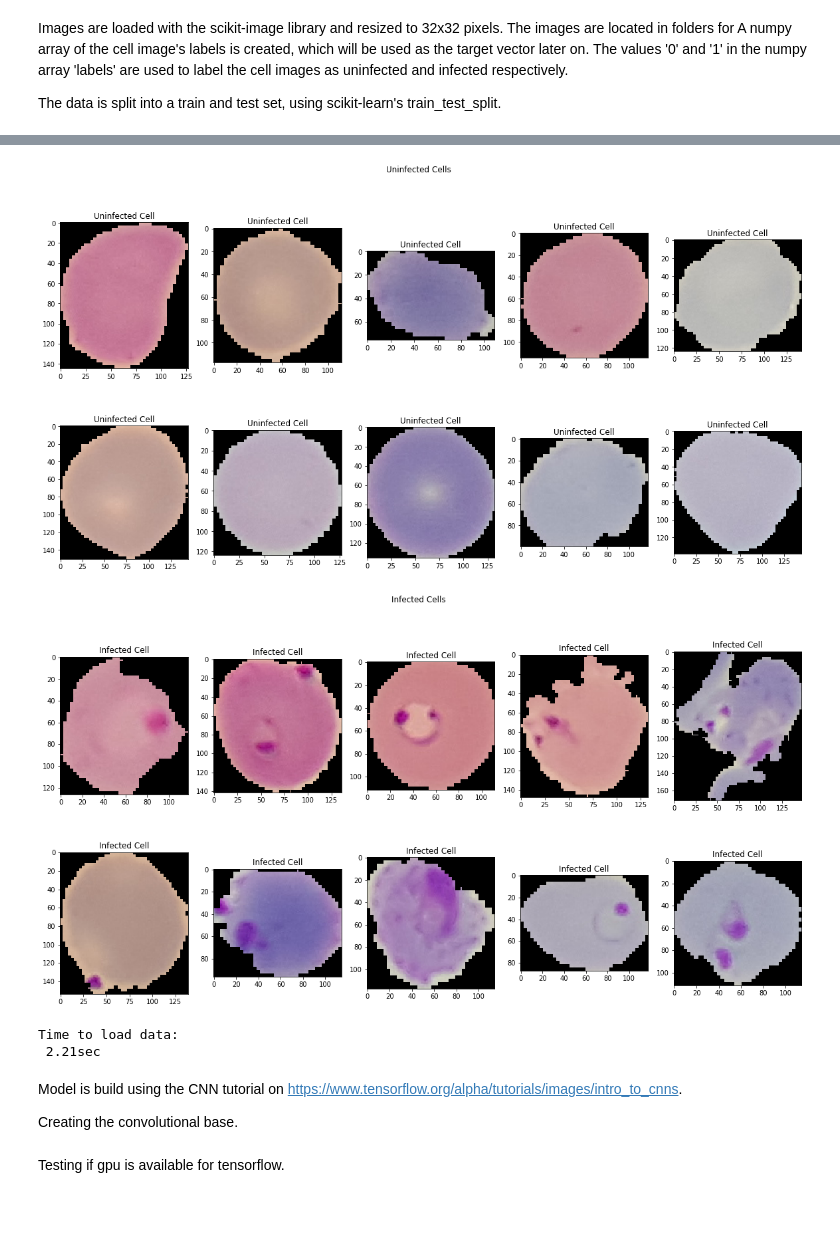
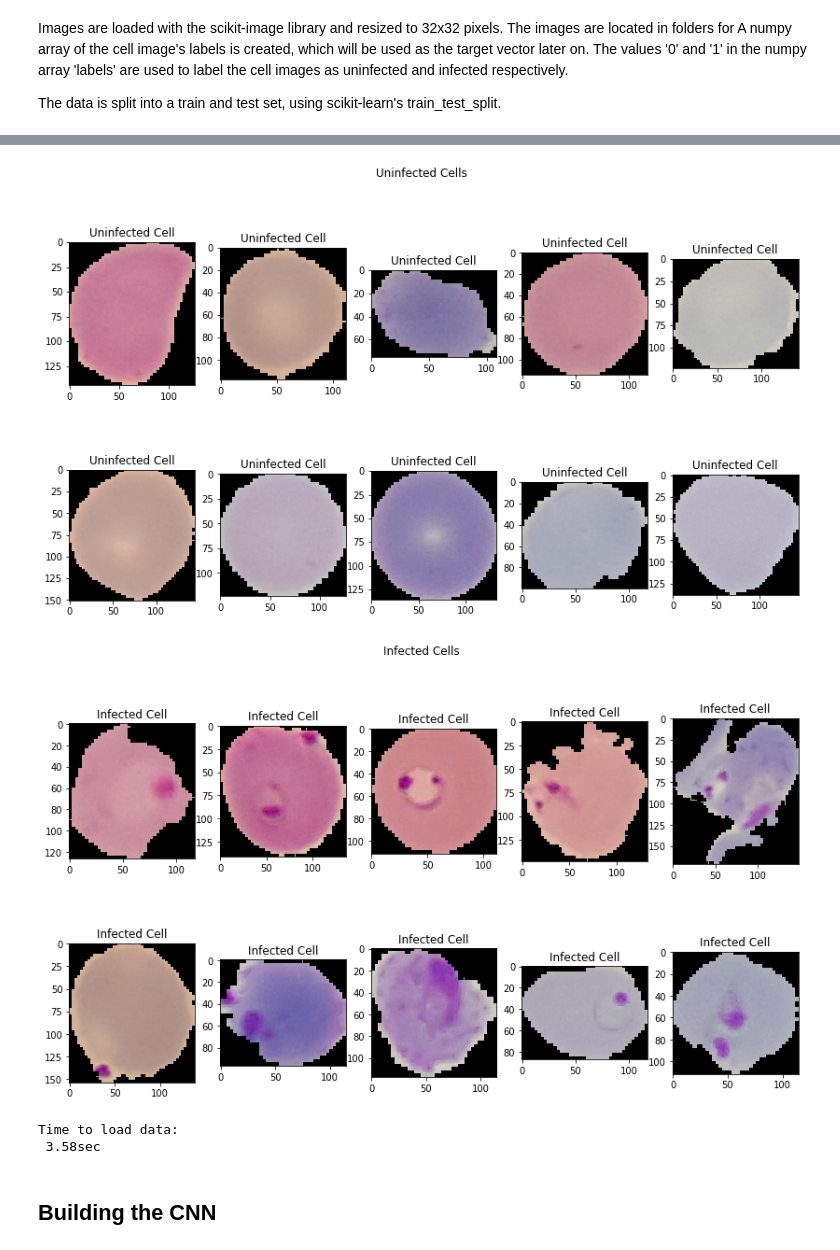
Before and after one commit to abfu/Malaria-Cell-Image-Dataset, a Jupyter notebook: malaria_cell_images_dataset.ipynb, the cells around one changed output, grey strips where cells are left out. Saved outputs shown, nothing was run; the diff lists cells and outputs as text; code cells hidden in the pictures; blank space fills up the shorter version.

```diff
--- a/malaria_cell_images_dataset.ipynb
+++ b/malaria_cell_images_dataset.ipynb
@@ -139,40 +145,37 @@ Time to load data:
 # %%
 start = time.time()
 # Comparing images of uninfected and infected cells.
 
 np.random.seed(0)
-random_file_number = np.random.randint(13780, size=11)
-plt.figure(figsize=(20, 10))
+random_file_number = np.random.randint(13780, size=21)
+plt.figure(figsize=(14, 8))
 plt.suptitle('Uninfected Cells')
 for i in range(1, 11):
     plt.subplot(2, 5, i)
     np.random.seed(i)
     image = io.imread(os.path.join('cell_images/Uninfected', oslist_cells_uninfected[random_file_number[i]]))
     plt.imshow(image)
     plt.title('Uninfected Cell')
 plt.show()
 
-plt.figure(figsize=(20, 10))
+plt.figure(figsize=(14, 8))
 plt.suptitle('Infected Cells')
 for i in range(1, 11):
     plt.subplot(2, 5, i)
     np.random.seed(i)
     image = io.imread(os.path.join('cell_images/Parasitized', oslist_cells_infected[random_file_number[i]]))
     plt.imshow(image)
     plt.title('Infected Cell')
 plt.show()
 
 end = time.time()
 
 print('Time to load data:\n {}sec'.format(round(end - start, 2)))
 # %% [output]
-[figure, old version]
+[figure, new version]
-[figure, old version]
+[figure, new version]
 Time to load data:
- 2.21sec
+ 3.58sec
-# %% [markdown]
-Model is build using the CNN tutorial on https://www.tensorflow.org/alpha/tutorials/images/intro_to_cnns.
-
-Creating the convolutional base.
-# %% [markdown]
-Testing if gpu is available for tensorflow.
+# %% [markdown]
+<a id='section_4'></a>
+## Building the CNN
```
Also changed, not shown: parts of 19 cells of this notebook.
